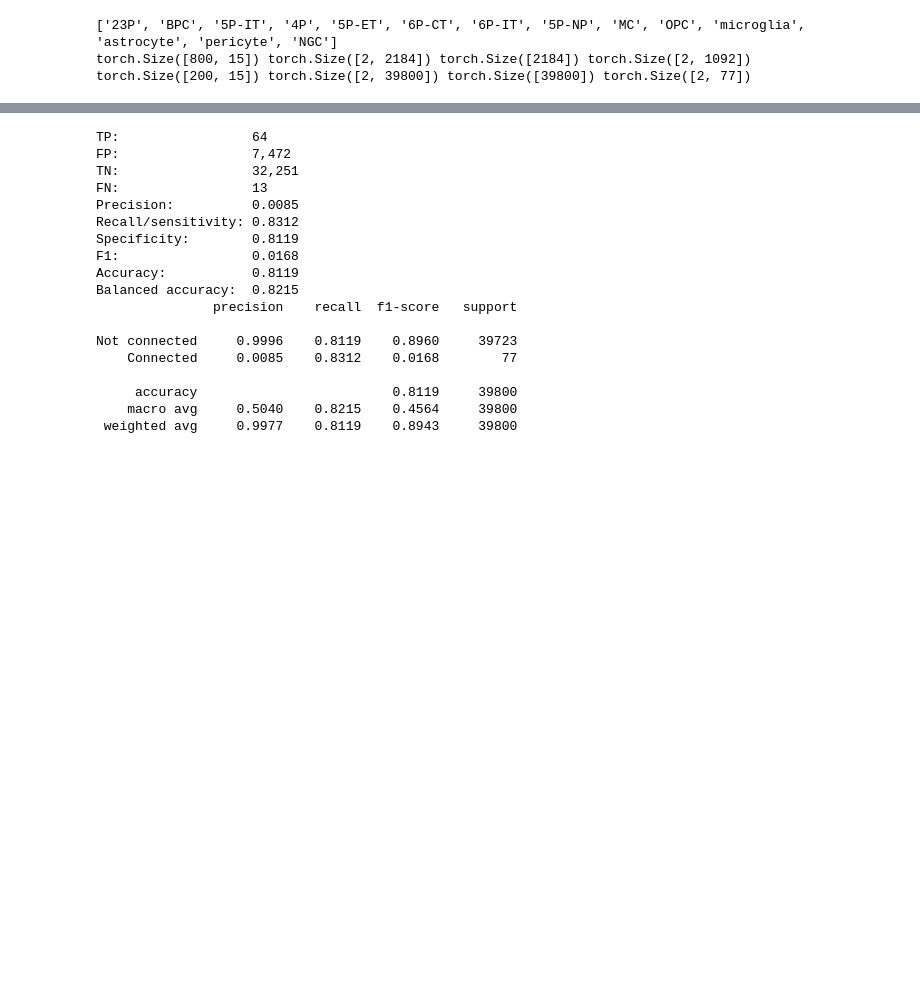
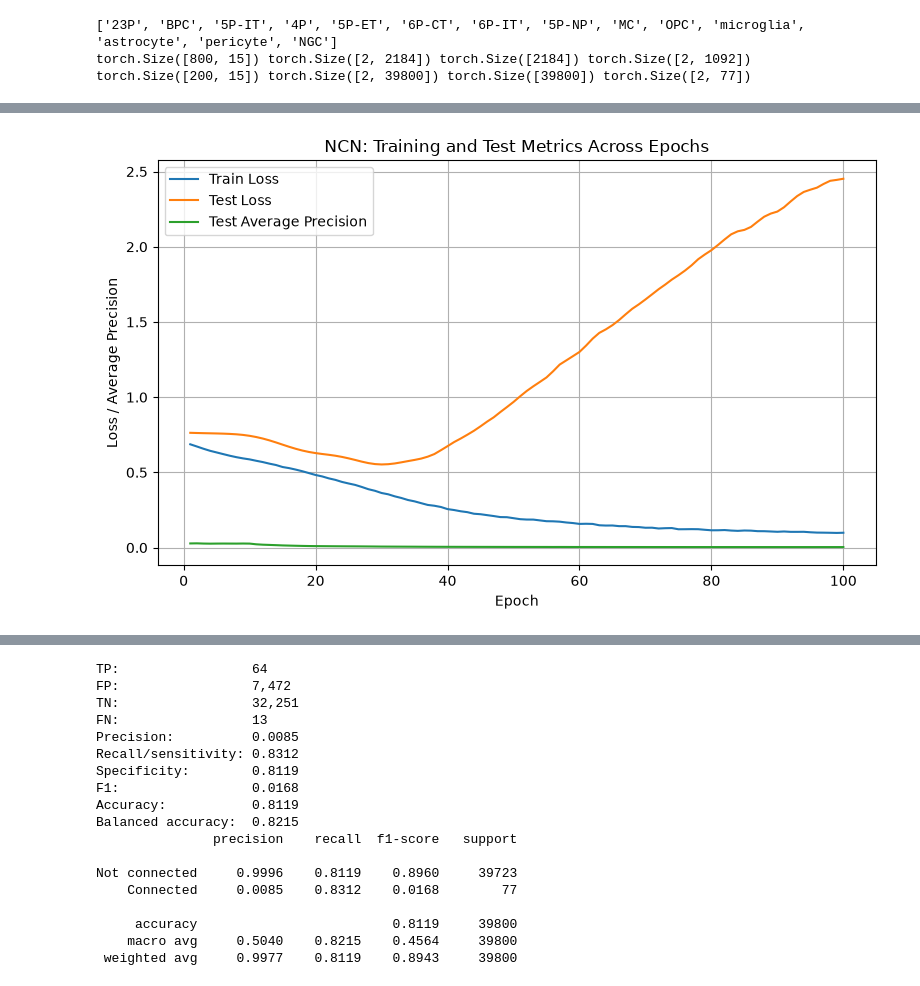
Before and after one commit to 12Jeef/NTAB_F26_Connectomics, a Jupyter notebook: jeffrey/official.ipynb, the cells around one changed output, grey strips where cells are left out. Saved outputs shown, nothing was run; the diff lists cells and outputs as text; code cells hidden in the pictures; blank space fills up the shorter version.

```diff
--- a/jeffrey/official.ipynb
+++ b/jeffrey/official.ipynb
@@ -12,10 +12,11 @@ FUNCTIONAL_REGEN = False  # FIRST TIME USERS PLEASE SET TO TRUE
 
 # this performs the distance benchmark, which could take a while. disable if not using
 DISTANCE_BENCH = True
+DISTANCE_BENCH_AUROC = DISTANCE_BENCH and False
 # this performs a distance-matching pos-neg pairing, which could take a while. disable if not using
 MATCHED_DISTANCE_DATA = False
 # this performs ncn model training, which could take a while. disable if not using
-NCN_MODEL_TRAIN = False
+NCN_MODEL_TRAIN = True
 # %% [markdown]
 # 1. Downloading MICrONS
 
@@ -704,7 +707,7 @@ import numpy as np
 import matplotlib.pyplot as plt
 from sklearn.metrics import roc_curve, roc_auc_score
 
-if DISTANCE_BENCH:
+if DISTANCE_BENCH_AUROC:
 
     n = distances_mat.shape[0]
     mask = ~np.eye(n, dtype=bool)
@@ -1137,7 +1148,16 @@ def build_dataset(ids, *, flags=0):
 torch.Size([800, 15]) torch.Size([2, 2184]) torch.Size([2184]) torch.Size([2, 1092])
 torch.Size([200, 15]) torch.Size([2, 39800]) torch.Size([39800]) torch.Size([2, 77])
 # %%
+import torch
+import torch.nn as nn
+from sklearn.metrics import average_precision_score
+import matplotlib.pyplot as plt
+
 if NCN_MODEL_TRAIN:
+
+    train_losses = []
+    test_losses = []
+    test_aps = []
 
     model = DirectedNCN(
         n_neuron_feat=x_train.shape[1],
@@ -1153,7 +1173,8 @@ if NCN_MODEL_TRAIN:
     else:
         loss_fn = nn.BCEWithLogitsLoss()
 
-    min_test_loss = -1
+    best_value = -1
+    best_value_epoch = -1
     model_state = None
 
     for epoch in range(100):
@@ -1186,14 +1207,49 @@ if NCN_MODEL_TRAIN:
                 q_pair_values_test.float(),
             )
 
-        if epoch >= 10 and (min_test_loss == -1 or test_loss.item() < min_test_loss):
-            min_test_loss = test_loss.item()
+        test_ap = 0
+        if not USE_STRENGTH:
+            test_probs = torch.sigmoid(test_outputs).cpu().numpy()
+            test_ap = average_precision_score((q_pair_values_test.cpu().numpy() > 0).astype(int), test_probs)
+            test_aps.append(test_ap)
+
+        if epoch >= 10 and (best_value == -1 or test_loss.item() < best_value):
+            best_value = test_loss.item()
+            best_value_epoch = epoch
             model_state = model.state_dict()
 
-        print(f"Epoch {epoch + 1:03d} | Train loss: {train_loss.item():.6f} | Test loss: {test_loss.item():.6f}")
+        train_losses.append(train_loss.item())
+        test_losses.append(test_loss.item())
+
+        print(f"Epoch {epoch + 1:03d} | Train loss: {train_loss.item():.6f} | Test loss: {test_loss.item():.6f} | Test AP: {test_ap:.6f}")
 
     model.load_state_dict(model_state)
     torch.save(model.serialize(), "cache/ncn.pth")
+
+    print("=" * 30)
+    print(f"picking Epoch {best_value_epoch + 1:03d} | Value: {best_value:.6f}")
+
+    plt.figure(figsize=(8, 5))
+
+    epochs = range(1, len(train_losses) + 1)
+
+    plt.plot(epochs, train_losses, label="Train Loss")
+    plt.plot(epochs, test_losses, label="Test Loss")
+
+    if not USE_STRENGTH:
+        plt.plot(
+            range(1, len(test_aps) + 1),
+            test_aps,
+            label="Test Average Precision",
+        )
+
+    plt.xlabel("Epoch")
+    plt.ylabel("Loss / Average Precision")
+    plt.title("NCN: Training and Test Metrics Across Epochs")
+    plt.legend()
+    plt.grid(True)
+    plt.tight_layout()
+    plt.show()
 
 else:
 
@@ -1203,3 +1259,4 @@ else:
         weights_only=True,
     )
     model = DirectedNCN.deserialize(checkpoint)
+# %% [output]
@@ -1205,0 +1280 @@ else:
+[figure, added]
```
Also changed, not shown: parts of 7 cells of this notebook.
